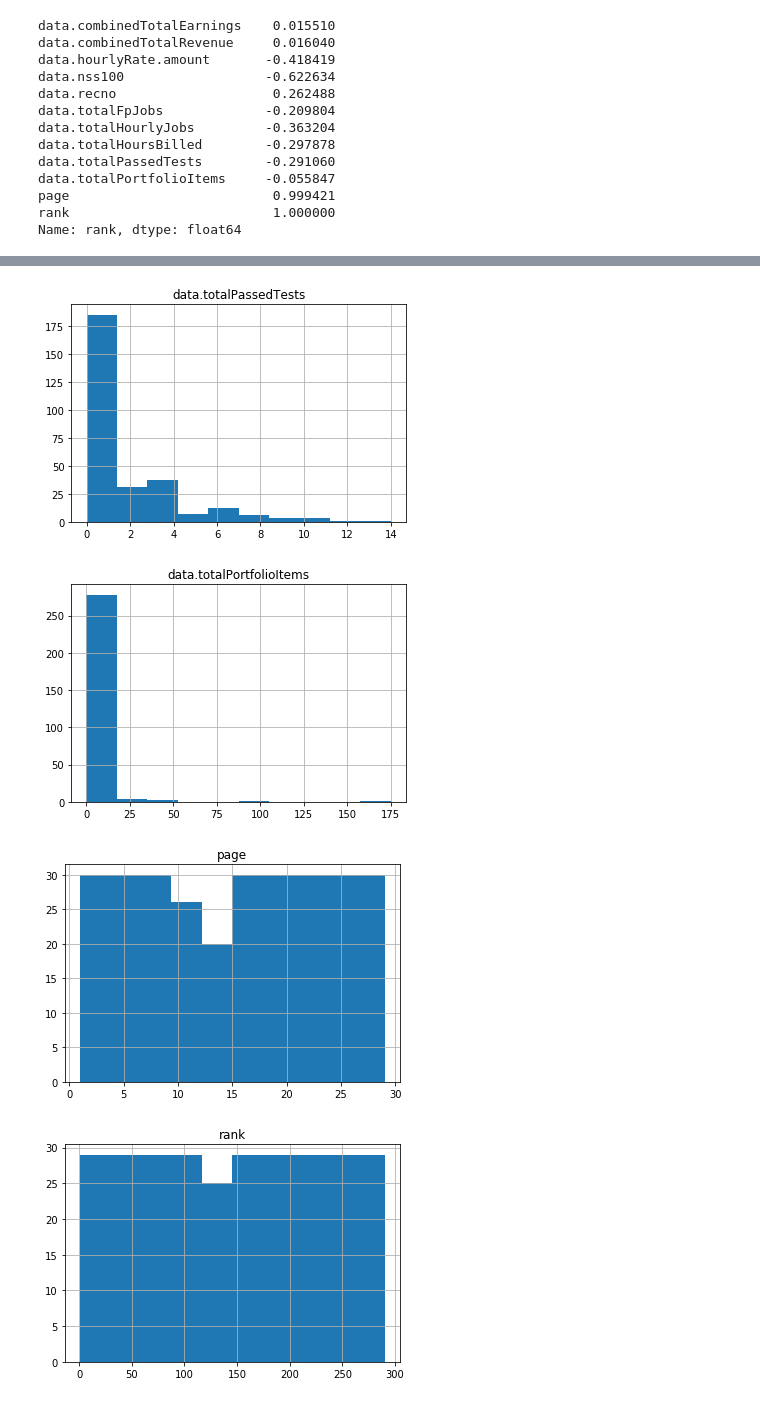
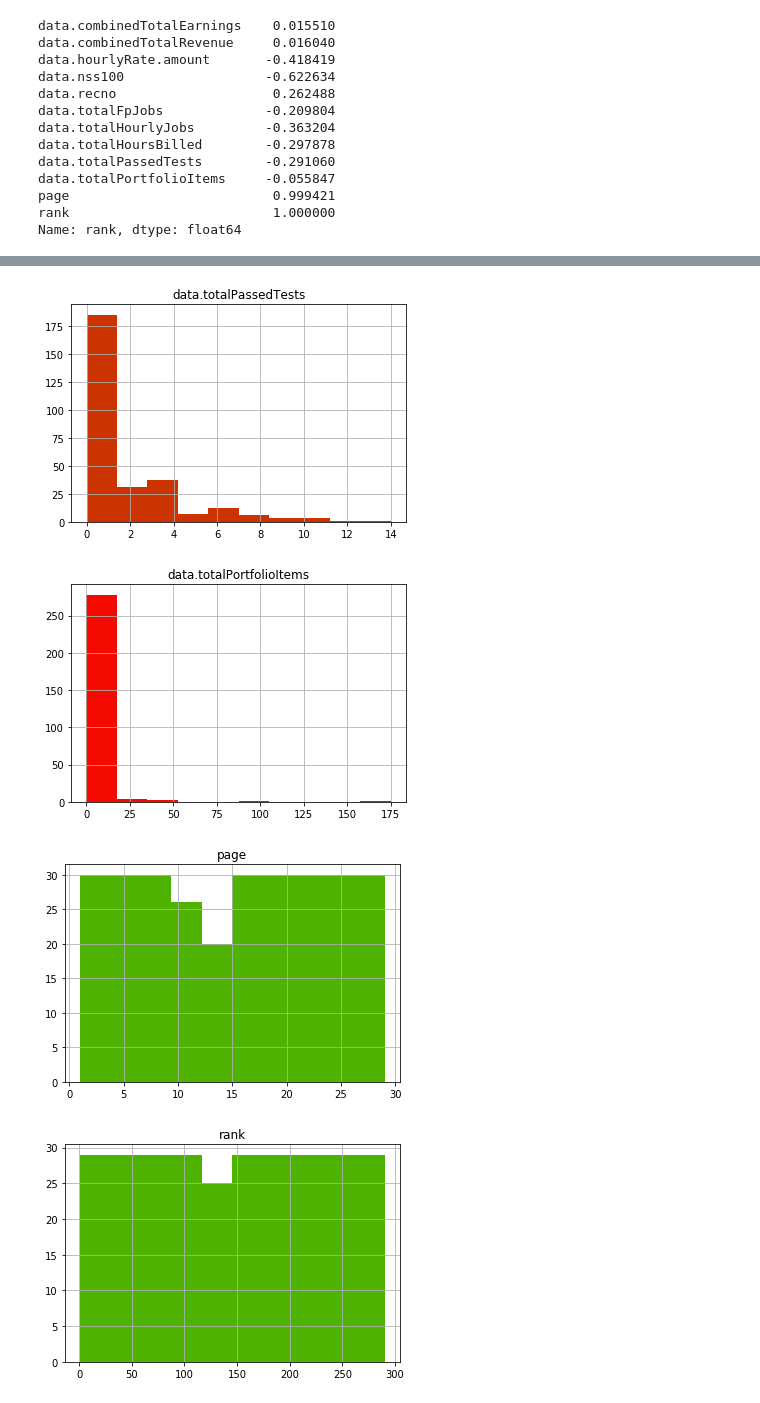
Before and after one commit to s-alexander-s/upwork-scraping, a Jupyter notebook: full_data_parser.ipynb, the cells around one changed output, grey strips where cells are left out. Drawn from its saved outputs; the diff is of its cells as text; code cells hidden in the pictures.

```diff
--- a/full_data_parser.ipynb
+++ b/full_data_parser.ipynb
@@ -106,4 +82,4 @@ for column, corr in rank_corr.iteritems():
 # %%
 for column, corr in rank_corr.iteritems():
-    df.hist(column)
+    df.hist(column, color=[(1 - 0.7 * abs(corr), 0.7 * abs(corr), 0)])
 # %% [output]
@@ -118,4 +94,4 @@ for column, corr in rank_corr.iteritems():
-[figure, old version]
+[figure, new version]
-[figure, old version]
+[figure, new version]
-[figure, old version]
+[figure, new version]
-[figure, old version]
+[figure, new version]
```
Also changed, not shown: parts of 9 cells of this notebook.
